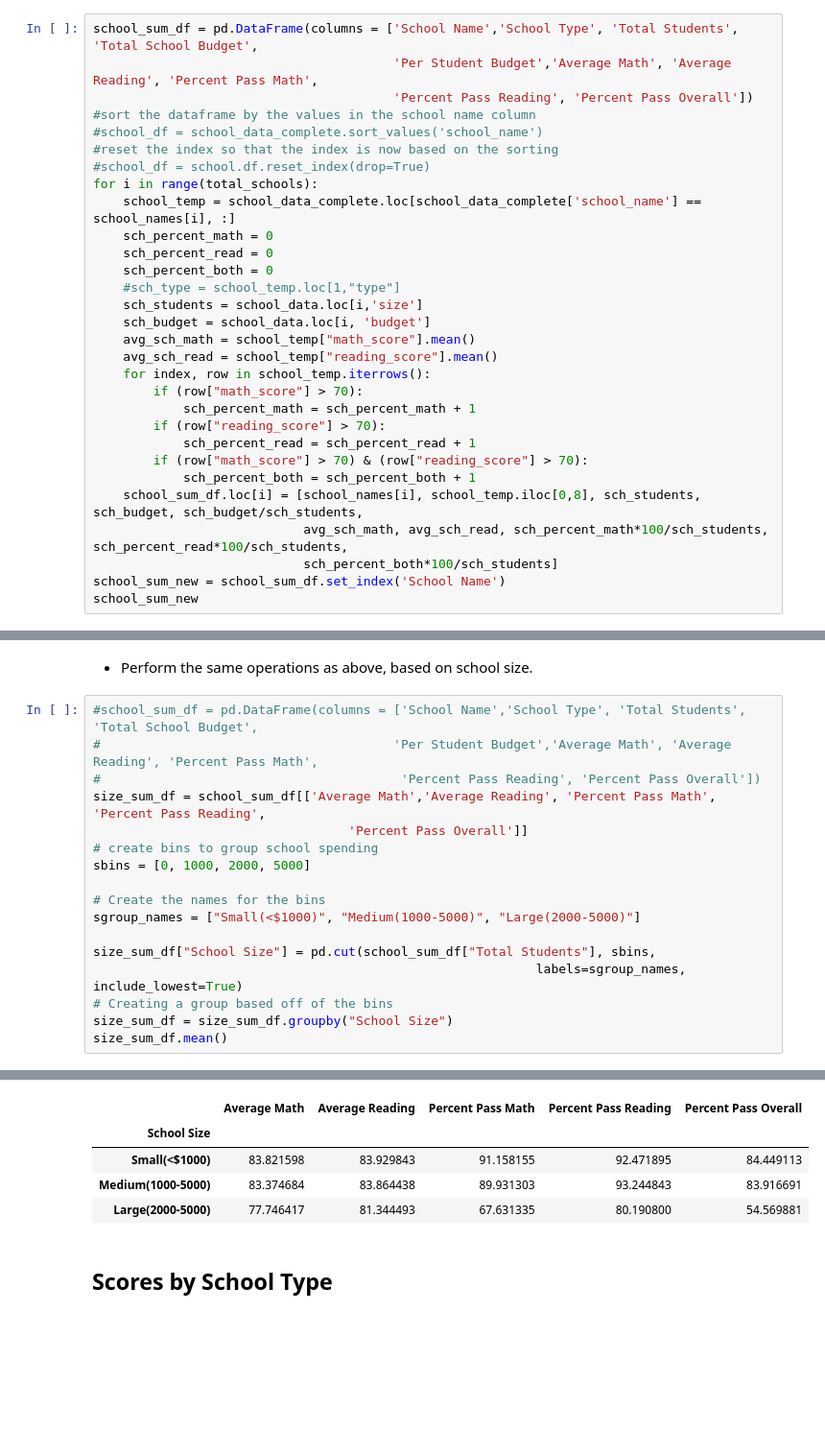
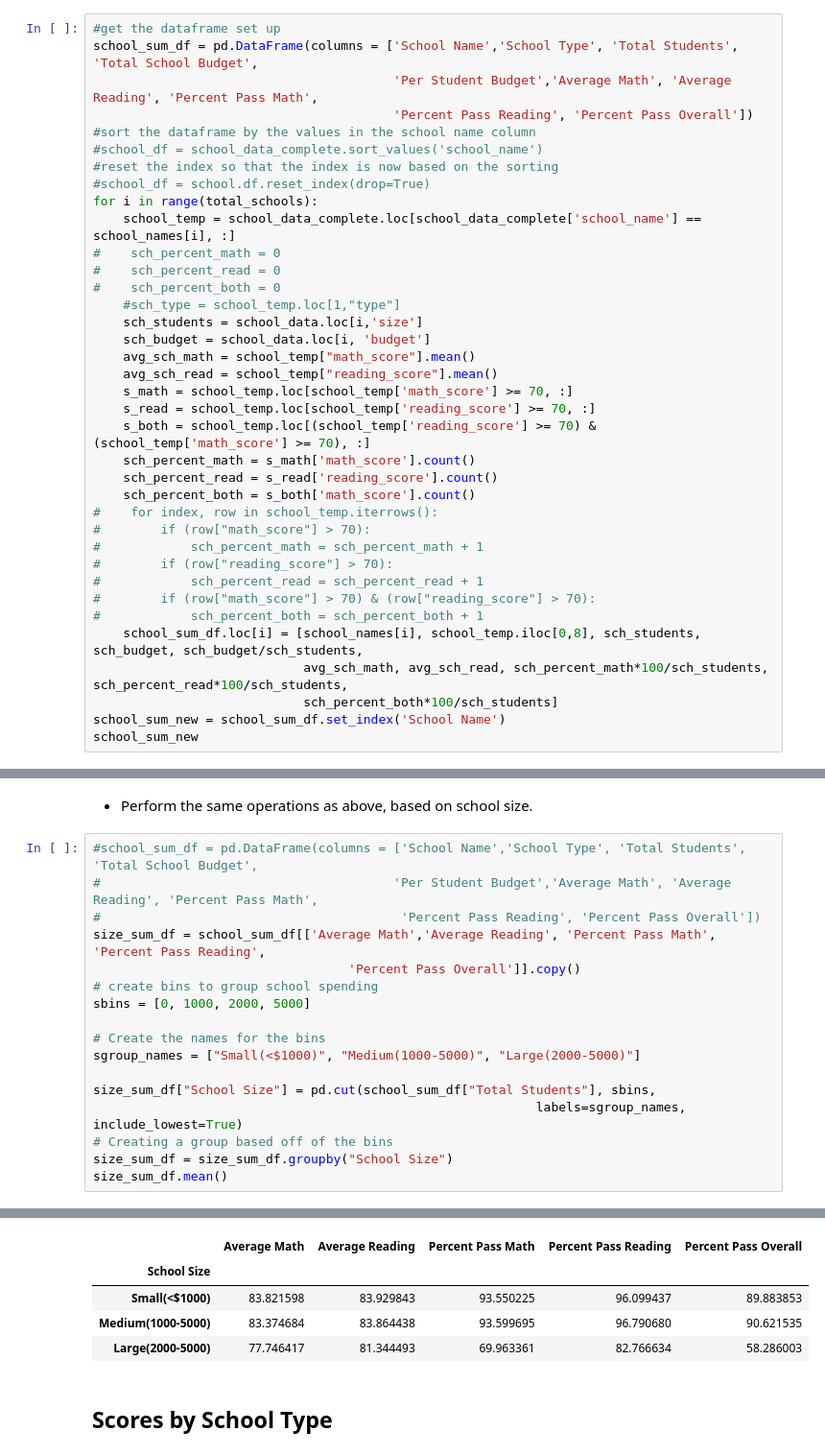
Before and after one commit to nsommerf/pandas, a Jupyter notebook: PyCitySchools_starter.ipynb, the cells around one changed output, grey strips where cells are left out. Shown at 96% size. Saved outputs shown, nothing was run; the diff lists cells and outputs as text; blank space fills up the shorter version.

```diff
--- a/PyCitySchools_starter.ipynb
+++ b/PyCitySchools_starter.ipynb
@@ -120,6 +109,7 @@ Name: school_name, dtype: object
 
 * Create a dataframe to hold the above results
 # %%
+#get the dataframe set up
 school_sum_df = pd.DataFrame(columns = ['School Name','School Type', 'Total Students', 'Total School Budget',
                                         'Per Student Budget','Average Math', 'Average Reading', 'Percent Pass Math',
                                         'Percent Pass Reading', 'Percent Pass Overall'])
@@ -129,21 +119,27 @@ school_sum_df = pd.DataFrame(columns = ['School Name','School Type', 'Total Stud
 #school_df = school.df.reset_index(drop=True)
 for i in range(total_schools):
     school_temp = school_data_complete.loc[school_data_complete['school_name'] == school_names[i], :]
-    sch_percent_math = 0
-    sch_percent_read = 0
-    sch_percent_both = 0
+#    sch_percent_math = 0
+#    sch_percent_read = 0
+#    sch_percent_both = 0
     #sch_type = school_temp.loc[1,"type"]
     sch_students = school_data.loc[i,'size']
     sch_budget = school_data.loc[i, 'budget']
     avg_sch_math = school_temp["math_score"].mean()
     avg_sch_read = school_temp["reading_score"].mean()
-    for index, row in school_temp.iterrows():
-        if (row["math_score"] > 70):
-            sch_percent_math = sch_percent_math + 1
-        if (row["reading_score"] > 70):
-            sch_percent_read = sch_percent_read + 1
-        if (row["math_score"] > 70) & (row["reading_score"] > 70):
-            sch_percent_both = sch_percent_both + 1
+    s_math = school_temp.loc[school_temp['math_score'] >= 70, :]
+    s_read = school_temp.loc[school_temp['reading_score'] >= 70, :]
+    s_both = school_temp.loc[(school_temp['reading_score'] >= 70) & (school_temp['math_score'] >= 70), :]
+    sch_percent_math = s_math['math_score'].count()
+    sch_percent_read = s_read['reading_score'].count()
+    sch_percent_both = s_both['math_score'].count()
+#    for index, row in school_temp.iterrows():
+#        if (row["math_score"] > 70):
+#            sch_percent_math = sch_percent_math + 1
+#        if (row["reading_score"] > 70):
+#            sch_percent_read = sch_percent_read + 1
+#        if (row["math_score"] > 70) & (row["reading_score"] > 70):
+#            sch_percent_both = sch_percent_both + 1
     school_sum_df.loc[i] = [school_names[i], school_temp.iloc[0,8], sch_students, sch_budget, sch_budget/sch_students,
                             avg_sch_math, avg_sch_read, sch_percent_math*100/sch_students, sch_percent_read*100/sch_students,
                             sch_percent_both*100/sch_students]
@@ -328,7 +319,7 @@ See the caveats in the documentation: https://pandas.pydata.org/pandas-docs/stab
 #                                       'Per Student Budget','Average Math', 'Average Reading', 'Percent Pass Math',
 #                                        'Percent Pass Reading', 'Percent Pass Overall'])
 size_sum_df = school_sum_df[['Average Math','Average Reading', 'Percent Pass Math', 'Percent Pass Reading',
-                                  'Percent Pass Overall']]
+                                  'Percent Pass Overall']].copy()
 # create bins to group school spending
 sbins = [0, 1000, 2000, 5000]
 
@@ -349,8 +335,8 @@ See the caveats in the documentation: https://pandas.pydata.org/pandas-docs/stab
 |  | Average Math | Average Reading | Percent Pass Math | Percent Pass Reading | Percent Pass Overall |
 | School Size |  |  |  |  |  |
-| Small(<$1000) | 83.821598 | 83.929843 | 91.158155 | 92.471895 | 84.449113 |
-| Medium(1000-5000) | 83.374684 | 83.864438 | 89.931303 | 93.244843 | 83.916691 |
-| Large(2000-5000) | 77.746417 | 81.344493 | 67.631335 | 80.190800 | 54.569881 |
+| Small(<$1000) | 83.821598 | 83.929843 | 93.550225 | 96.099437 | 89.883853 |
+| Medium(1000-5000) | 83.374684 | 83.864438 | 93.599695 | 96.790680 | 90.621535 |
+| Large(2000-5000) | 77.746417 | 81.344493 | 69.963361 | 82.766634 | 58.286003 |
 # %% [markdown]
 ## Scores by School Type
 # %% [markdown]
```
Also changed, not shown: parts of 8 cells of this notebook, 1 other file.
